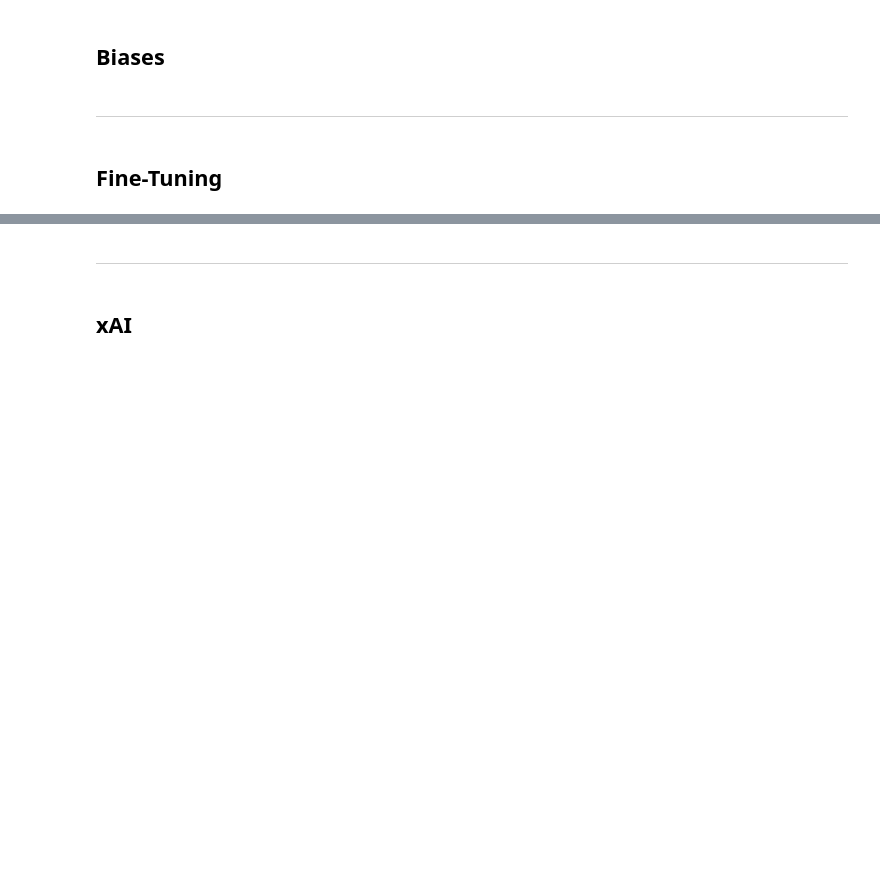
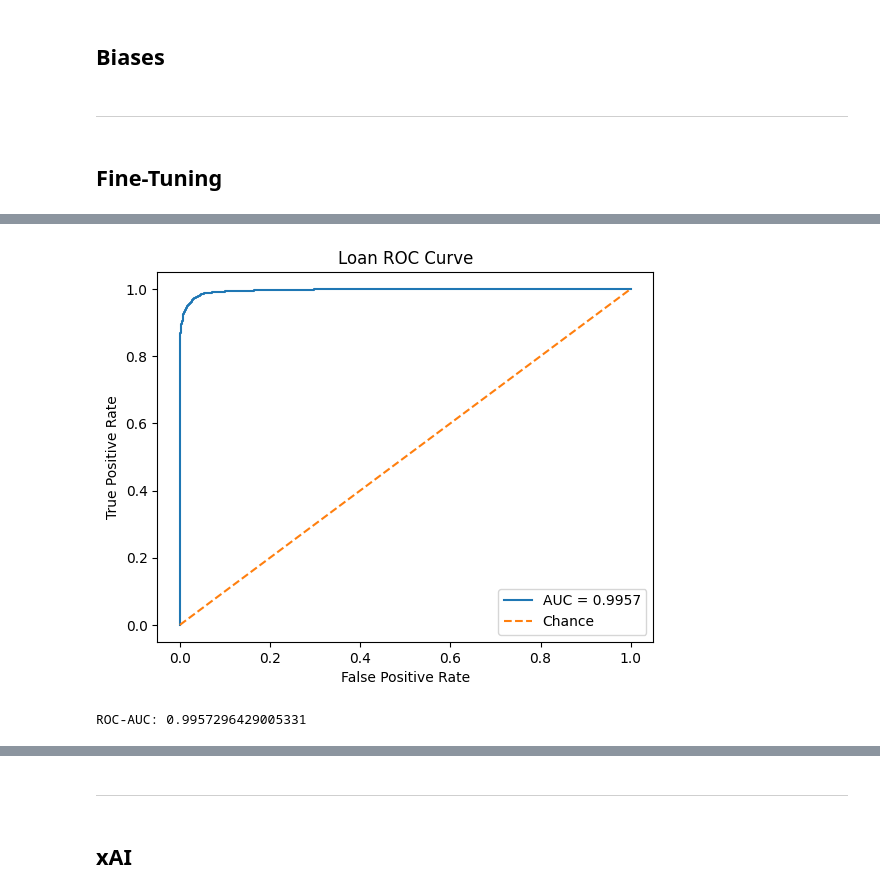
Before and after one commit to LouisDuv/ethical_AI_workflow, a Jupyter notebook: src/notebook.ipynb, the cells around one changed output, grey strips where cells are left out. Cells and saved outputs as stored; diff of their text form; code cells hidden in the pictures; blank space fills up the shorter version.

```diff
--- a/src/notebook.ipynb
+++ b/src/notebook.ipynb
@@ -119,0 +230,17 @@ if pd.api.types.is_numeric_dtype(df_init_proper[label_col]):
+# %%
+tok = AutoTokenizer.from_pretrained(MODEL_NAME, use_fast=True)
+
+def encode_batch(batch):
+    """
+    Function that converts text and labels into model-readable tensors
+    """
+    enc = tok(batch["text"], truncation=True, padding=False, max_length=MAX_LEN)
+    enc['labels'] = batch['labels']     # ← fixed this line
+    return enc
+
+# Build the Hugging Face Datasets
+ds_train = Dataset.from_dict({"text": X_train, "labels": y_train}).map(encode_batch, batched=True)
+ds_test  = Dataset.from_dict({"text": X_test,  "labels": y_test}).map(encode_batch, batched=True)
+
+# Data collator handles dynamic padding per batch
+collator = DataCollatorWithPadding(tokenizer=tok)
@@ -119,0 +289,24 @@ if pd.api.types.is_numeric_dtype(df_init_proper[label_col]):
+# %%
+def plot_roc_auc(y_true, y_prob, title_prefix="Test"):
+    """
+    y_true: 1D array-like of true labels (0/1)
+    y_prob: 1D array-like of predicted probabilities for class 1
+    """
+    auc = roc_auc_score(y_true, y_prob)
+    fpr, tpr, _ = roc_curve(y_true, y_prob)
+
+    plt.figure()
+    plt.plot(fpr, tpr, label=f"AUC = {auc:.4f}")
+    plt.plot([0,1], [0,1], linestyle="--", label="Chance")
+    plt.xlabel("False Positive Rate")
+    plt.ylabel("True Positive Rate")
+    plt.title(f"{title_prefix} ROC Curve")
+    plt.legend(loc="lower right")
+    plt.show()
+    return auc
+# %%
+preds = trainer.predict(ds_test)
+logits = preds.predictions
+probs = torch.softmax(torch.tensor(logits), dim=1)[:, 1].numpy()
+print("ROC-AUC:", roc_auc_score(y_test, probs))
+print("F1:", f1_score(y_test, (probs >= 0.5).astype(int)))
@@ -119,0 +317,6 @@ if pd.api.types.is_numeric_dtype(df_init_proper[label_col]):
+# %%
+auc = plot_roc_auc(y_test, probs, title_prefix="Loan")
+print("ROC-AUC:", auc)
+# %% [output]
+[figure, added]
+ROC-AUC: 0.9957296429005331
```
Also changed, not shown: parts of 16 cells of this notebook.
